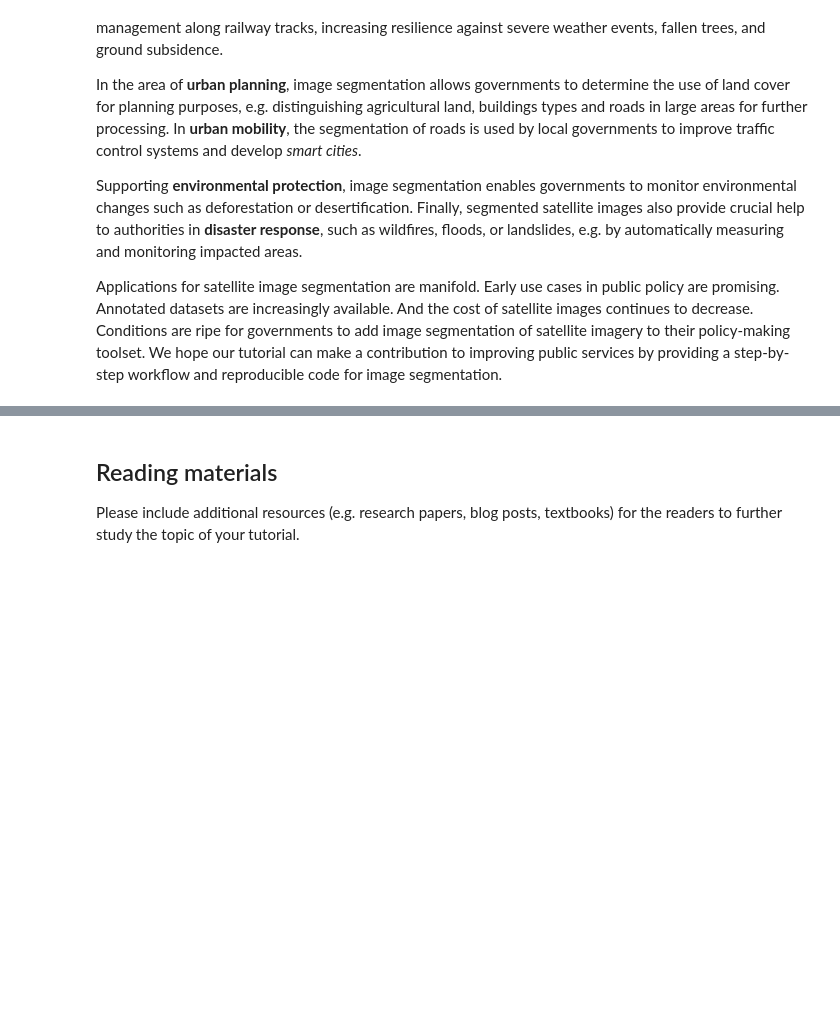
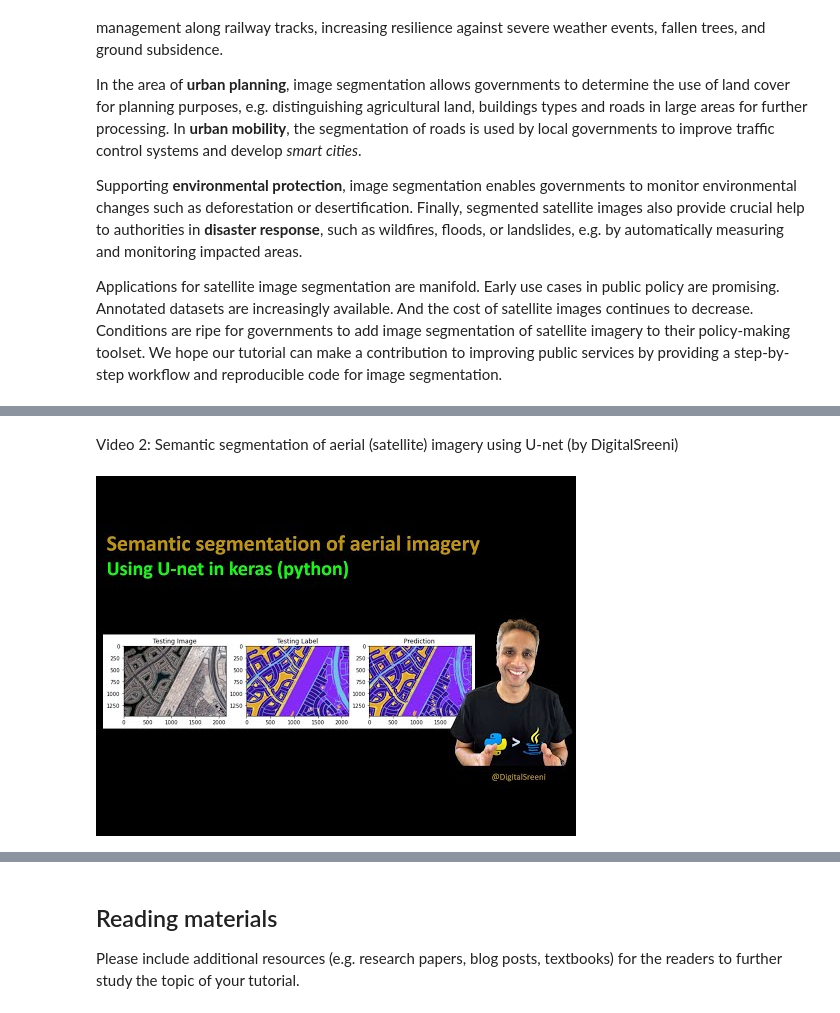
Before and after one commit to GabZech/building-segmentation-tutorial, a Jupyter notebook: DL_tutorial_memo_and_overview.ipynb, the cells around one changed output, grey strips where cells are left out. Drawn from its saved outputs; the diff is of its cells as text; code cells hidden in the pictures; blank space fills up the shorter version.

```diff
--- a/DL_tutorial_memo_and_overview.ipynb
+++ b/DL_tutorial_memo_and_overview.ipynb
@@ -154,0 +154,7 @@ YouTubeVideo('aircAruvnKk')
+# %% [markdown]
+Video 2: Semantic segmentation of aerial (satellite) imagery using U-net (by DigitalSreeni)
+# %%
+from IPython.display import YouTubeVideo
+YouTubeVideo('jvZm8REF2KY')
+# %% [output]
+[figure, added]
```
Also changed, not shown: parts of 9 cells of this notebook.
